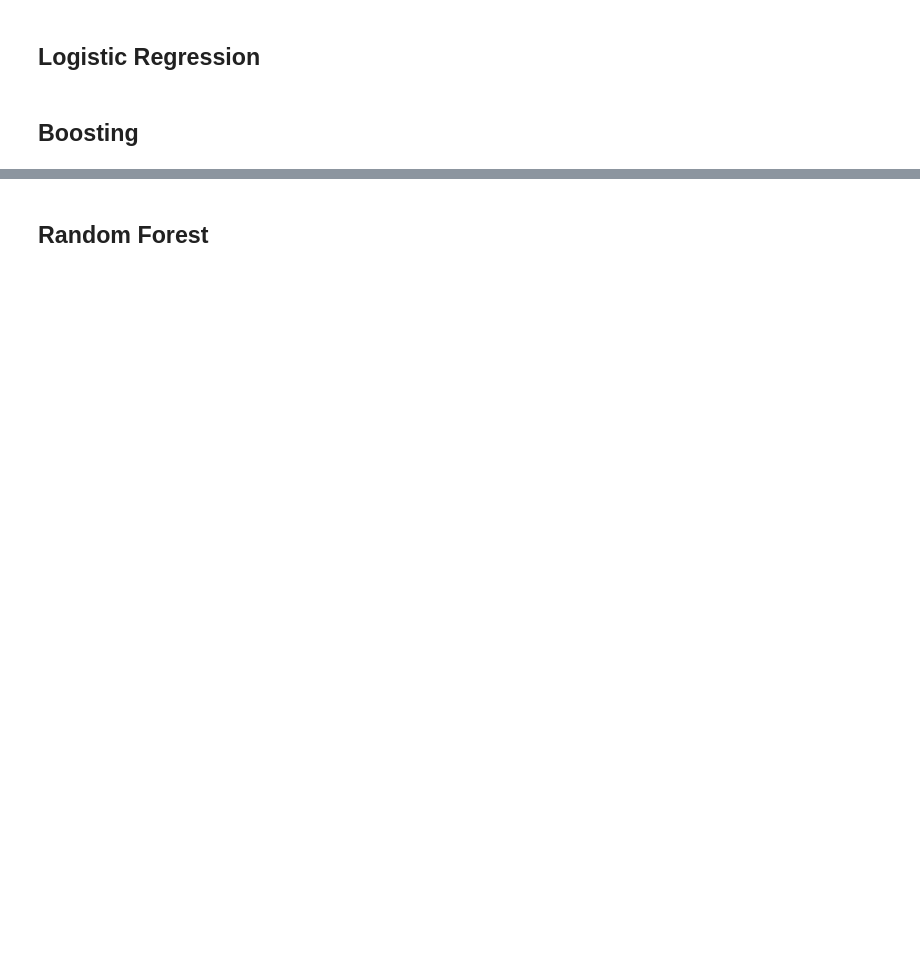
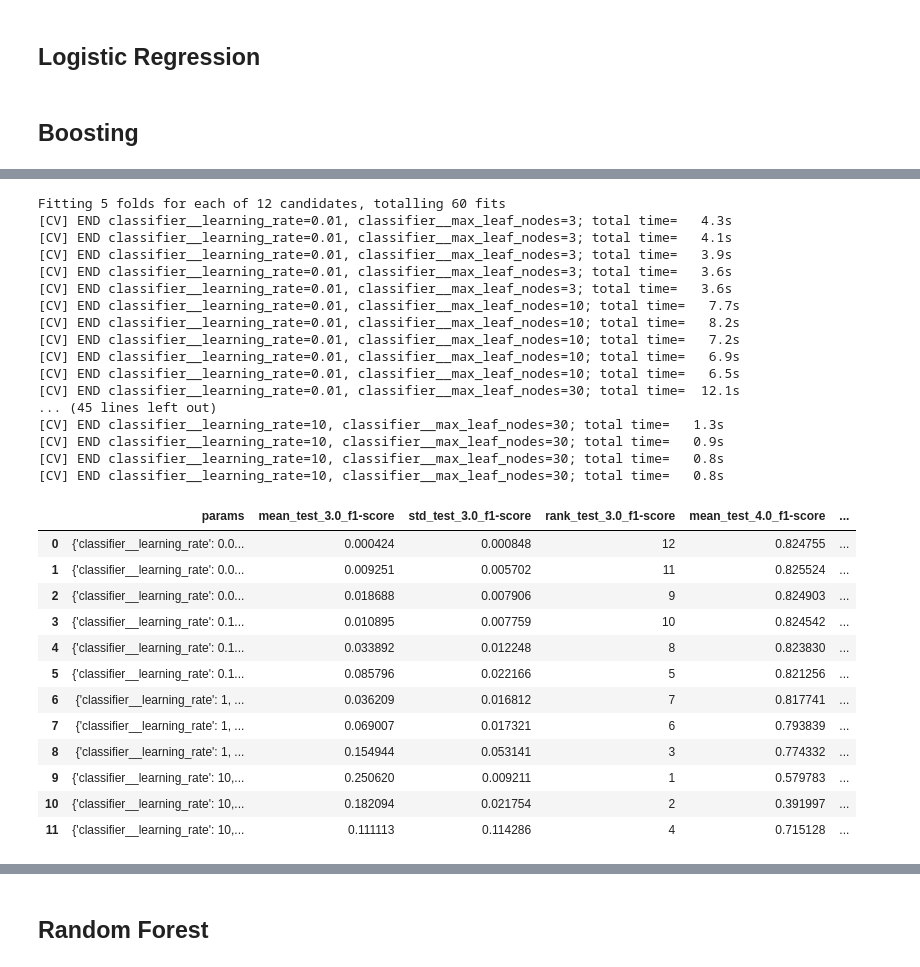
Before and after one commit to 7angel4/Goodreads-rating-classification, a Jupyter notebook: comp30027-a2.ipynb, the cells around one changed output, grey strips where cells are left out. Drawn from its saved outputs; the diff is of its cells as text; code cells hidden in the pictures; blank space fills up the shorter version.

```diff
--- a/comp30027-a2.ipynb
+++ b/comp30027-a2.ipynb
@@ -838,0 +820,39 @@ validate_and_test(adab, transformed_X_train, y_train, transformed_X_val, y_val)
+# %%
+# Tuning using GridSearch
+param_grid = {
+    'classifier__learning_rate': (0.01, 0.1, 1, 10),
+    'classifier__max_leaf_nodes': (3, 10, 30)}
+cv_results = tune_hyperparameter(hgb, param_grid, X_train, y_train, cv=5)
+cv_results
+# 'Best' param set: learning_rate = 0.01, max_leaf_nodes = 10
+# %% [output]
+Fitting 5 folds for each of 12 candidates, totalling 60 fits
+[CV] END classifier__learning_rate=0.01, classifier__max_leaf_nodes=3; total time=   4.3s
+[CV] END classifier__learning_rate=0.01, classifier__max_leaf_nodes=3; total time=   4.1s
+[CV] END classifier__learning_rate=0.01, classifier__max_leaf_nodes=3; total time=   3.9s
+[CV] END classifier__learning_rate=0.01, classifier__max_leaf_nodes=3; total time=   3.6s
+[CV] END classifier__learning_rate=0.01, classifier__max_leaf_nodes=3; total time=   3.6s
+[CV] END classifier__learning_rate=0.01, classifier__max_leaf_nodes=10; total time=   7.7s
+[CV] END classifier__learning_rate=0.01, classifier__max_leaf_nodes=10; total time=   8.2s
+[CV] END classifier__learning_rate=0.01, classifier__max_leaf_nodes=10; total time=   7.2s
+[CV] END classifier__learning_rate=0.01, classifier__max_leaf_nodes=10; total time=   6.9s
+[CV] END classifier__learning_rate=0.01, classifier__max_leaf_nodes=10; total time=   6.5s
+[CV] END classifier__learning_rate=0.01, classifier__max_leaf_nodes=30; total time=  12.1s
+... (45 lines left out)
+[CV] END classifier__learning_rate=10, classifier__max_leaf_nodes=30; total time=   1.3s
+[CV] END classifier__learning_rate=10, classifier__max_leaf_nodes=30; total time=   0.9s
+[CV] END classifier__learning_rate=10, classifier__max_leaf_nodes=30; total time=   0.8s
+[CV] END classifier__learning_rate=10, classifier__max_leaf_nodes=30; total time=   0.8s
+|  | params | mean_test_3.0_f1-score | std_test_3.0_f1-score | rank_test_3.0_f1-score | mean_test_4.0_f1-score | ... |
+| 0 | {'classifier__learning_rate': 0.0... | 0.000424 | 0.000848 | 12 | 0.824755 | ... |
+| 1 | {'classifier__learning_rate': 0.0... | 0.009251 | 0.005702 | 11 | 0.825524 | ... |
+| 2 | {'classifier__learning_rate': 0.0... | 0.018688 | 0.007906 | 9 | 0.824903 | ... |
+| 3 | {'classifier__learning_rate': 0.1... | 0.010895 | 0.007759 | 10 | 0.824542 | ... |
+| 4 | {'classifier__learning_rate': 0.1... | 0.033892 | 0.012248 | 8 | 0.823830 | ... |
+| 5 | {'classifier__learning_rate': 0.1... | 0.085796 | 0.022166 | 5 | 0.821256 | ... |
+| 6 | {'classifier__learning_rate': 1, ... | 0.036209 | 0.016812 | 7 | 0.817741 | ... |
+| 7 | {'classifier__learning_rate': 1, ... | 0.069007 | 0.017321 | 6 | 0.793839 | ... |
+| 8 | {'classifier__learning_rate': 1, ... | 0.154944 | 0.053141 | 3 | 0.774332 | ... |
+| 9 | {'classifier__learning_rate': 10,... | 0.250620 | 0.009211 | 1 | 0.579783 | ... |
+| 10 | {'classifier__learning_rate': 10,... | 0.182094 | 0.021754 | 2 | 0.391997 | ... |
+| 11 | {'classifier__learning_rate': 10,... | 0.111113 | 0.114286 | 4 | 0.715128 | ... |
```
Also changed, not shown: parts of 31 cells of this notebook.
